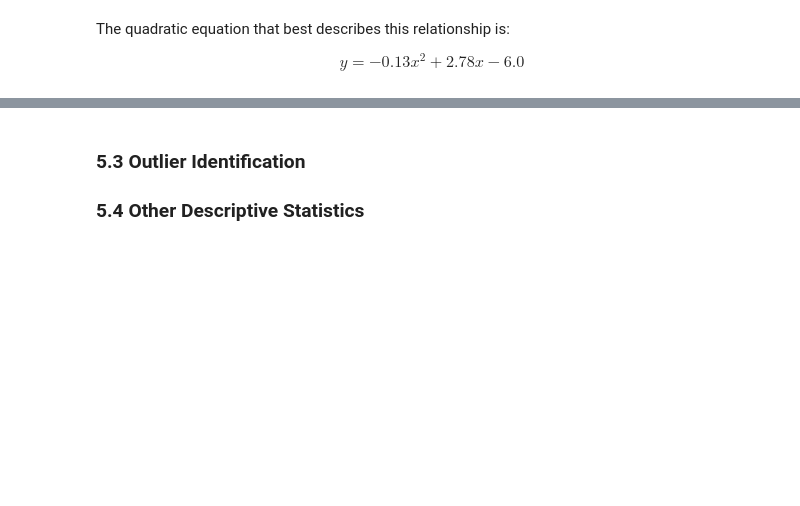
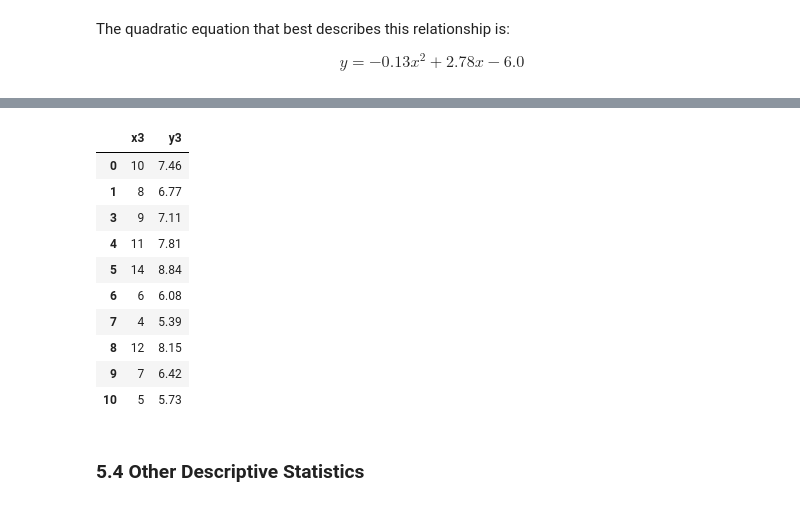
Before and after one commit to shkyler/gmit-foda-exercises, a Jupyter notebook: anscombes.ipynb, the cells around one changed output, grey strips where cells are left out. Saved outputs shown, nothing was run; the diff lists cells and outputs as text; code cells hidden in the pictures; blank space fills up the shorter version.

Commit message:
started work on outliers section

```diff
--- a/anscombes.ipynb
+++ b/anscombes.ipynb
@@ -306,5 +427,21 @@ $$
+# %%
+set3 = df[["x3", "y3"]]
+set3_clean = set3.drop(2)
+
+set3_clean
+# %% [output]
+|  | x3 | y3 |
+| 0 | 10 | 7.46 |
+| 1 | 8 | 6.77 |
+| 3 | 9 | 7.11 |
+| 4 | 11 | 7.81 |
+| 5 | 14 | 8.84 |
+| 6 | 6 | 6.08 |
+| 7 | 4 | 5.39 |
+| 8 | 12 | 8.15 |
+| 9 | 7 | 6.42 |
+| 10 | 5 | 5.73 |
 # %% [markdown]
-### 5.3 Outlier Identification
 ### 5.4 Other Descriptive Statistics
 # %% [markdown]
 ## References
```
Also changed, not shown: parts of 8 cells of this notebook.
